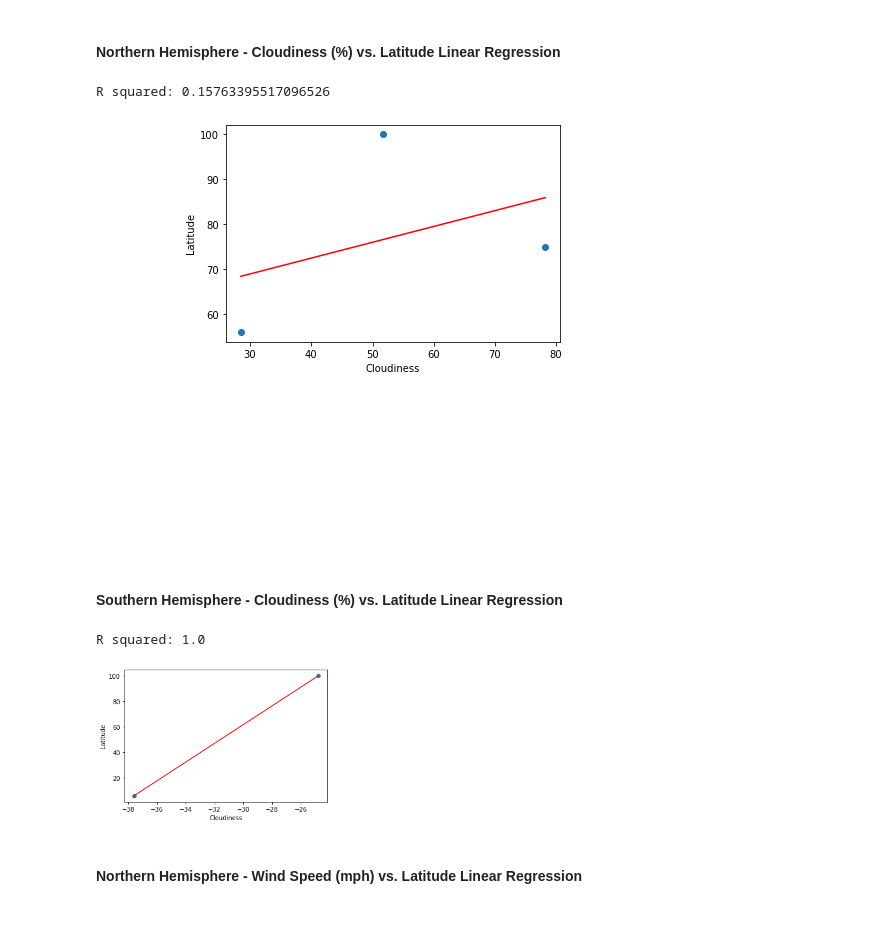
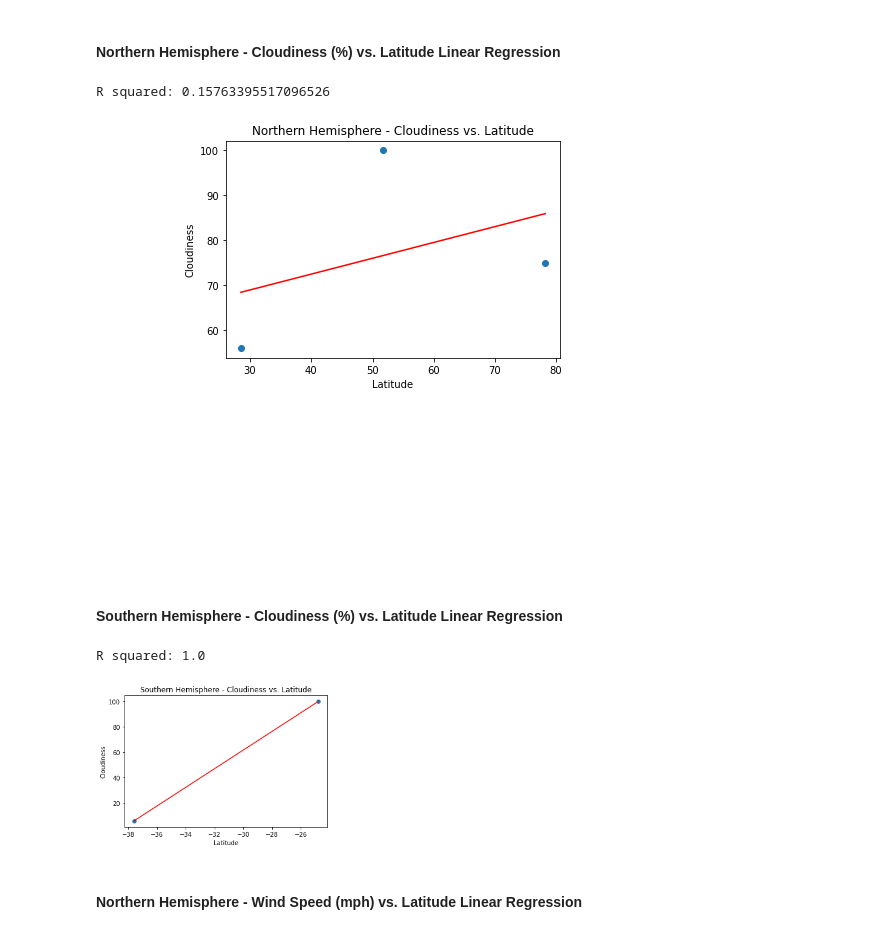
Before and after one commit to tonju27/python-api-challenge, a Jupyter notebook: WeatherPy/WeatherPy.ipynb, the cells around one changed output. Cells and saved outputs as stored; diff of their text form; code cells hidden in the pictures.

```diff
--- a/WeatherPy/WeatherPy.ipynb
+++ b/WeatherPy/WeatherPy.ipynb
@@ -445,8 +436,9 @@ plt.plot(x_values,regress_values,"r-")
 plt.annotate(line_eq,(6,10),fontsize=15,color="red")
 
 # Label plot
-plt.xlabel('Cloudiness')
-plt.ylabel('Latitude')
+plt.ylabel('Cloudiness')
+plt.xlabel('Latitude')
+plt.title('Northern Hemisphere - Cloudiness vs. Latitude')
 
 # Print r square value
 print(f"R squared: {rvalue**2}")
@@ -455,37 +447,39 @@ print(f"R squared: {rvalue**2}")
 plt.show()
 # %% [output]
 R squared: 0.15763395517096526
-[figure, old version]
+[figure, new version]
 # %% [markdown]
 ####  Southern Hemisphere - Cloudiness (%) vs. Latitude Linear Regression
 # %%
+# assign x and y values
 x_values = southern["lat"]
 y_values = southern["cloud"]
 
 # Run linear regression
 (slope, intercept, rvalue, pvalue, stderr) = linregress(x_values, y_values)
 regress_values = x_values * slope + intercept
 line_eq = "y = " + str(round(slope,2)) + "x + " + str(round(intercept,2))
 
 # Plot scatter plot
 plt.scatter(x_values,y_values)
 
 # Plot regression line
 plt.plot(x_values,regress_values,"r-")
 plt.annotate(line_eq,(6,10),fontsize=15,color="red")
 
 # Label plot
-plt.xlabel('Cloudiness')
-plt.ylabel('Latitude')
+plt.ylabel('Cloudiness')
+plt.xlabel('Latitude')
+plt.title('Southern Hemisphere - Cloudiness vs. Latitude')
 
 # Print r square value
 print(f"R squared: {rvalue**2}")
 
 # Show plot
 plt.show()
 # %% [output]
 R squared: 1.0
-[figure, old version]
+[figure, new version]
 # %% [markdown]
 ####  Northern Hemisphere - Wind Speed (mph) vs. Latitude Linear Regression
 # %%
```
Also changed, not shown: parts of 7 cells of this notebook.
